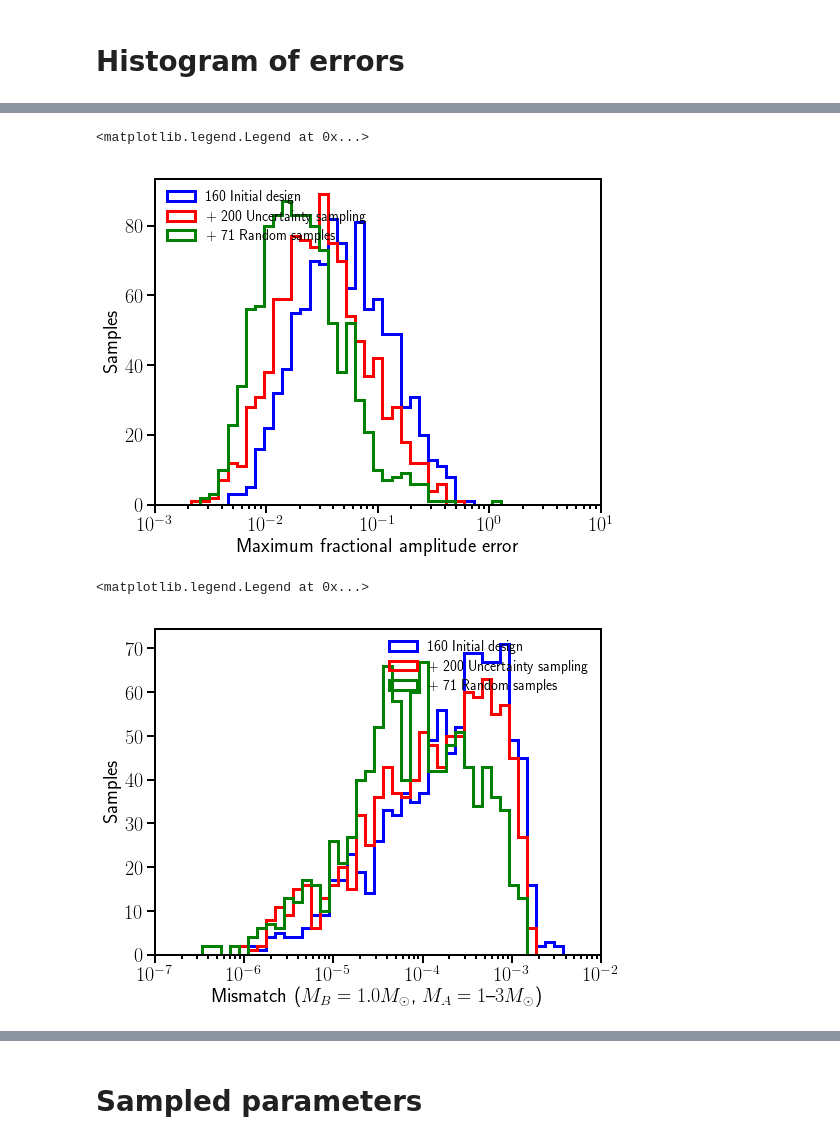
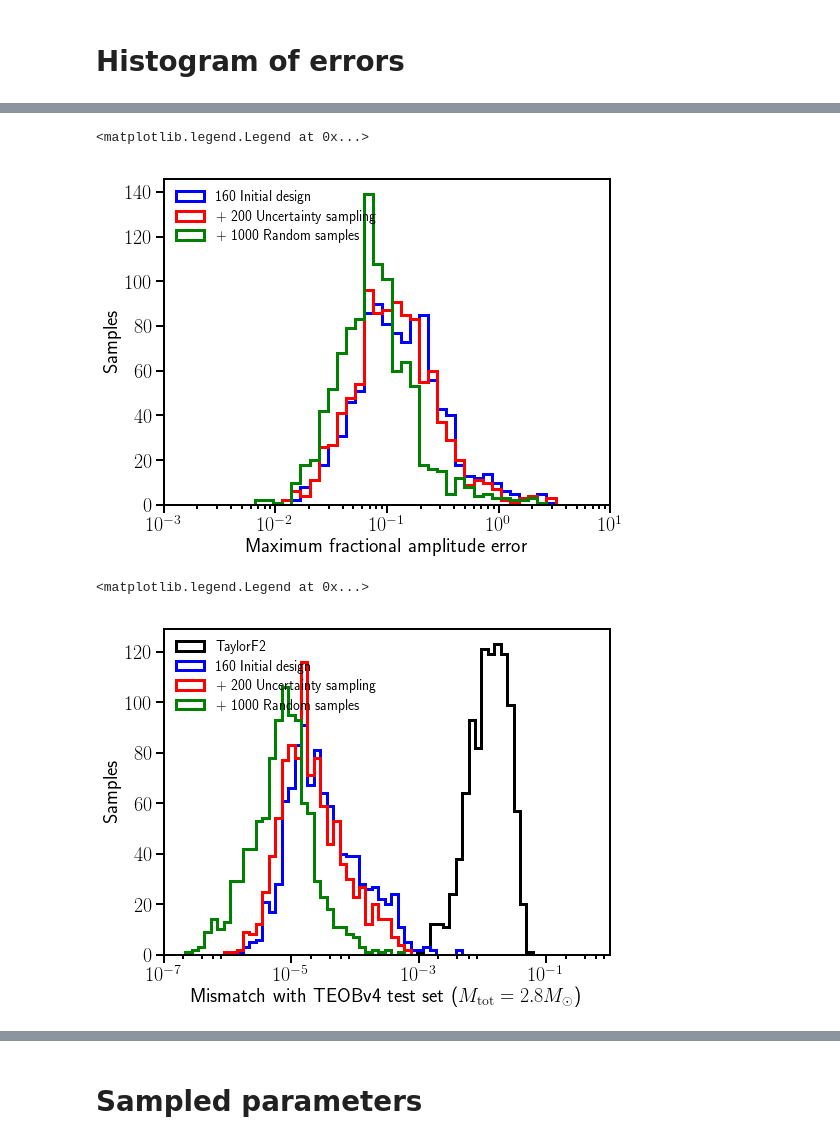
Before and after one commit to benjaminlackey/gpsurrogate, a Jupyter notebook: notebooks/EOB/PlotsForPaper.ipynb, the cells around one changed output, grey strips where cells are left out. Cells and saved outputs as stored; diff of their text form; code cells hidden in the pictures.

```diff
--- a/notebooks/EOB/PlotsForPaper.ipynb
+++ b/notebooks/EOB/PlotsForPaper.ipynb
@@ -38,6 +34,6 @@ from constants import *
 # Histogram of errors
 # %%
 # Load errors data
-errors_lhd = np.loadtxt('../../data/teobtest40hz/errors_test_set2_lhd.txt')
-errors_uncsamp = np.loadtxt('../../data/teobtest40hz/errors_test_set2_lhd_uncsamp.txt')
-errors_rand = np.loadtxt('../../data/teobtest40hz/errors_test_set2_lhd_uncsamp_rand.txt')
+errors_lhd = np.loadtxt('../../data/TEOBv4_20hz/errors_test_set2_lhd.txt')
+errors_uncsamp = np.loadtxt('../../data/TEOBv4_20hz/errors_test_set2_lhd_uncsamp.txt')
+errors_rand = np.loadtxt('../../data/TEOBv4_20hz/errors_test_set2_lhd_uncsamp_rand.txt')
@@ -110,7 +122,7 @@ ax.hist(errors_lhd[:, 6], bins=np.logspace(-3, 1, 50), histtype='step',
 ax.hist(errors_uncsamp[:, 6], bins=np.logspace(-3, 1, 50), histtype='step',
           ls='-', lw=3, color='red', alpha=1.0, label=r'+ 200 Uncertainty sampling')
 ax.hist(errors_rand[:, 6], bins=np.logspace(-3, 1, 50), histtype='step',
-          ls='-', lw=3, color='green', alpha=1.0, label=r'+ 71 Random samples')
+          ls='-', lw=3, color='green', alpha=1.0, label=r'+ 1000 Random samples')
 
 ax.set_xscale('log')
 ax.set_xlim([1.0e-3, 10.0])
@@ -119,22 +131,25 @@ ax.set_ylabel('Samples')
 ax.legend(loc='upper left', frameon=False)
 # %% [output]
 <matplotlib.legend.Legend at 0x...>
-[figure, old version]
+[figure, new version]
 # %%
 fig, ax = plt.subplots(figsize=(8, 6))
+
+ax.hist(errors_lhd[:, 9], bins=np.logspace(-10, 0, 100), histtype='step',
+          ls='-', lw=3, color='black', alpha=1.0, label=r'TaylorF2')
 
 ax.hist(errors_lhd[:, 8], bins=np.logspace(-10, 0, 100), histtype='step',
           ls='-', lw=3, color='blue', alpha=1.0, label=r'160 Initial design')
 ax.hist(errors_uncsamp[:, 8], bins=np.logspace(-10, 0, 100), histtype='step',
           ls='-', lw=3, color='red', alpha=1.0, label=r'+ 200 Uncertainty sampling')
 ax.hist(errors_rand[:, 8], bins=np.logspace(-10, 0, 100), histtype='step',
-          ls='-', lw=3, color='green', alpha=1.0, label=r'+ 71 Random samples')
+          ls='-', lw=3, color='green', alpha=1.0, label=r'+ 1000 Random samples')
 
 ax.set_xscale('log')
-ax.set_xlim([1.0e-7, 1.0e-2])
-ax.set_xlabel(r'Mismatch ($M_B=1.0M_\odot$, $M_A=1$--$3M_\odot$)')
+ax.set_xlim([1.0e-7, 1.0])
+ax.set_xlabel(r'Mismatch with TEOBv4 test set ($M_{\rm tot}=2.8M_\odot$)')
 ax.set_ylabel('Samples')
-ax.legend(loc='upper right', frameon=False)
+ax.legend(loc='upper left', frameon=False)
 # %% [output]
 <matplotlib.legend.Legend at 0x...>
-[figure, old version]
+[figure, new version]
```
Also changed, not shown: parts of 41 cells of this notebook, 17 other files.
